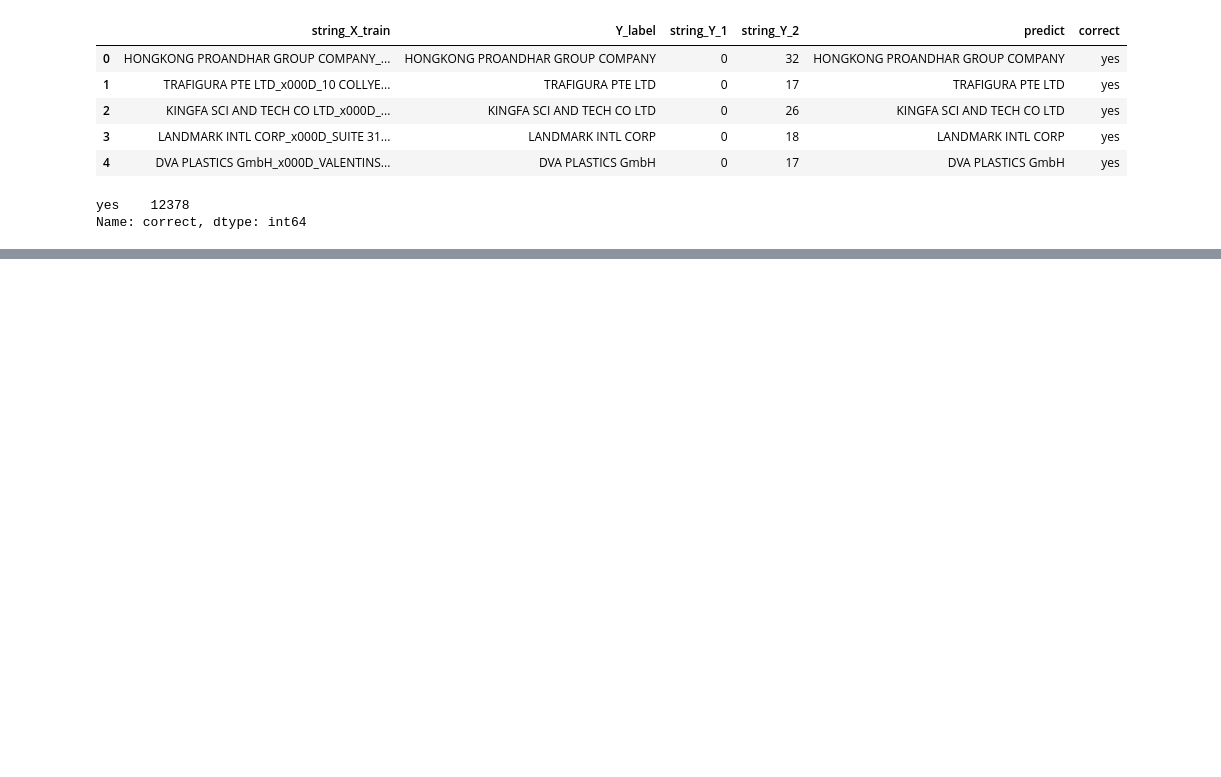
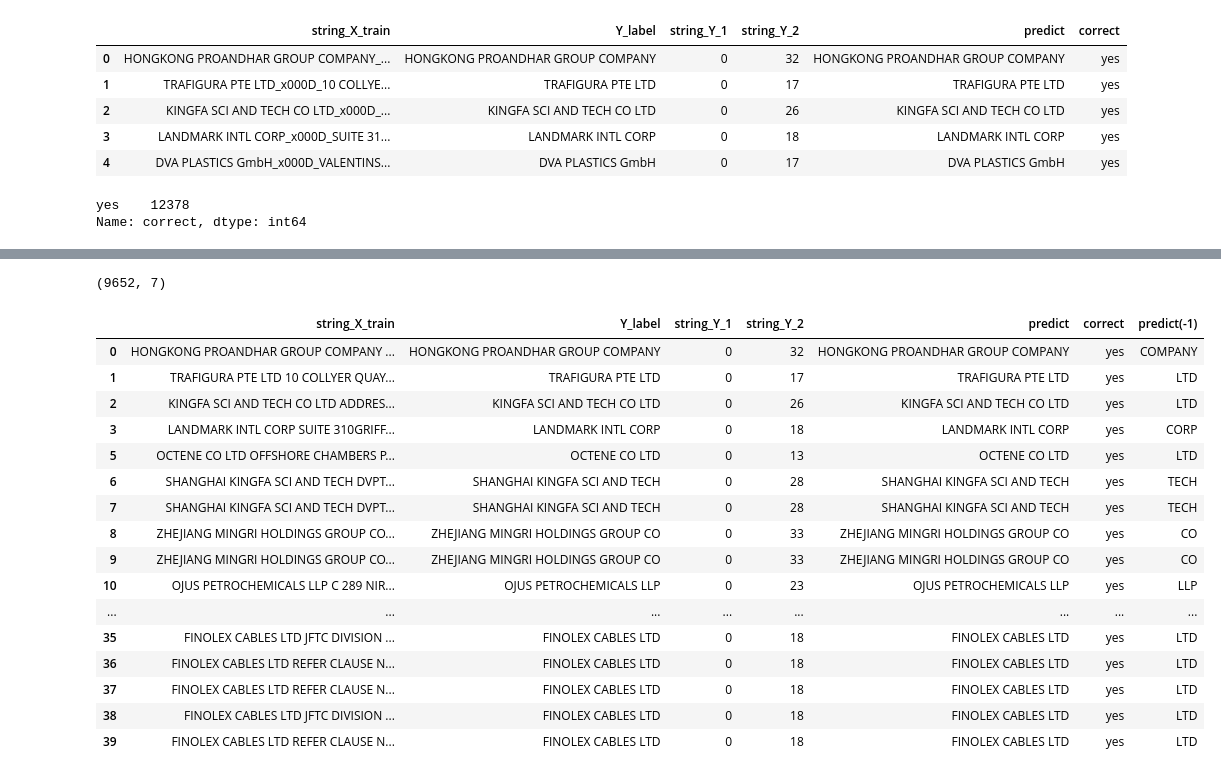
Before and after one commit to skywalker0803r/Letter-of-Credit-Intelligent-Auxiliary-Semantic-Analysis-System, a Jupyter notebook: notebook/開狀人資料預處理.ipynb, the cells around one changed output, grey strips where cells are left out. Saved outputs shown, nothing was run; the diff lists cells and outputs as text; code cells hidden in the pictures; blank space fills up the shorter version.

```diff
--- a/notebook/開狀人資料預處理.ipynb
+++ b/notebook/開狀人資料預處理.ipynb
@@ -1,5 +1,6 @@
 # %%
 import pandas as pd
+pd.options.display.max_rows = 999
 import os
 import xlrd
 import re
@@ -88,3 +105,7 @@ df['correct'].value_counts()
 # %% [output]
 yes    12378
 Name: correct, dtype: int64
+# %%
+# 移除 x000D後保存
+df['string_X_train'] = df['string_X_train'].apply(lambda x:x.replace('_x000D_',' '))
+df.head()
@@ -90,0 +194,8 @@ Name: correct, dtype: int64
+# %%
+開狀人尾綴 = pd.DataFrame()
+開狀人尾綴['尾綴'] = df ['predict(-1)'].value_counts().index.tolist()[:20]
+# VIETMAN, KONG, TQKQA, PLASTICS, SONS比較怪
+開狀人尾綴 = 開狀人尾綴.loc[~開狀人尾綴['尾綴'].isin(['AND','VIETMAN','KONG','TQKQA','PLASTICS','SONS'])]
+print(開狀人尾綴.shape)
+display(開狀人尾綴)
+開狀人尾綴.to_csv('../data/寶典/開狀人尾綴.csv')
@@ -90,0 +221,23 @@ Name: correct, dtype: int64
+# %%
+df = df.loc[df['predict(-1)'].isin(開狀人尾綴['尾綴'].values.tolist()),:]
+print(df.shape)
+df.head(30)
+# %% [output]
+(9652, 7)
+|  | string_X_train | Y_label | string_Y_1 | string_Y_2 | predict | correct | predict(-1) |
+| 0 | HONGKONG PROANDHAR GROUP COMPANY ... | HONGKONG PROANDHAR GROUP COMPANY | 0 | 32 | HONGKONG PROANDHAR GROUP COMPANY | yes | COMPANY |
+| 1 | TRAFIGURA PTE LTD 10 COLLYER QUAY... | TRAFIGURA PTE LTD | 0 | 17 | TRAFIGURA PTE LTD | yes | LTD |
+| 2 | KINGFA SCI AND TECH CO LTD ADDRES... | KINGFA SCI AND TECH CO LTD | 0 | 26 | KINGFA SCI AND TECH CO LTD | yes | LTD |
+| 3 | LANDMARK INTL CORP SUITE 310GRIFF... | LANDMARK INTL CORP | 0 | 18 | LANDMARK INTL CORP | yes | CORP |
+| 5 | OCTENE CO LTD OFFSHORE CHAMBERS P... | OCTENE CO LTD | 0 | 13 | OCTENE CO LTD | yes | LTD |
+| 6 | SHANGHAI KINGFA SCI AND TECH DVPT... | SHANGHAI KINGFA SCI AND TECH | 0 | 28 | SHANGHAI KINGFA SCI AND TECH | yes | TECH |
+| 7 | SHANGHAI KINGFA SCI AND TECH DVPT... | SHANGHAI KINGFA SCI AND TECH | 0 | 28 | SHANGHAI KINGFA SCI AND TECH | yes | TECH |
+| 8 | ZHEJIANG MINGRI HOLDINGS GROUP CO... | ZHEJIANG MINGRI HOLDINGS GROUP CO | 0 | 33 | ZHEJIANG MINGRI HOLDINGS GROUP CO | yes | CO |
+| 9 | ZHEJIANG MINGRI HOLDINGS GROUP CO... | ZHEJIANG MINGRI HOLDINGS GROUP CO | 0 | 33 | ZHEJIANG MINGRI HOLDINGS GROUP CO | yes | CO |
+| 10 | OJUS PETROCHEMICALS LLP C 289 NIR... | OJUS PETROCHEMICALS LLP | 0 | 23 | OJUS PETROCHEMICALS LLP | yes | LLP |
+| ... | ... | ... | ... | ... | ... | ... | ... |
+| 35 | FINOLEX CABLES LTD JFTC DIVISION ... | FINOLEX CABLES LTD | 0 | 18 | FINOLEX CABLES LTD | yes | LTD |
+| 36 | FINOLEX CABLES LTD REFER CLAUSE N... | FINOLEX CABLES LTD | 0 | 18 | FINOLEX CABLES LTD | yes | LTD |
+| 37 | FINOLEX CABLES LTD REFER CLAUSE N... | FINOLEX CABLES LTD | 0 | 18 | FINOLEX CABLES LTD | yes | LTD |
+| 38 | FINOLEX CABLES LTD JFTC DIVISION ... | FINOLEX CABLES LTD | 0 | 18 | FINOLEX CABLES LTD | yes | LTD |
+| 39 | FINOLEX CABLES LTD REFER CLAUSE N... | FINOLEX CABLES LTD | 0 | 18 | FINOLEX CABLES LTD | yes | LTD |
```
Also changed, not shown: parts of 8 cells of this notebook, 4 other files.
